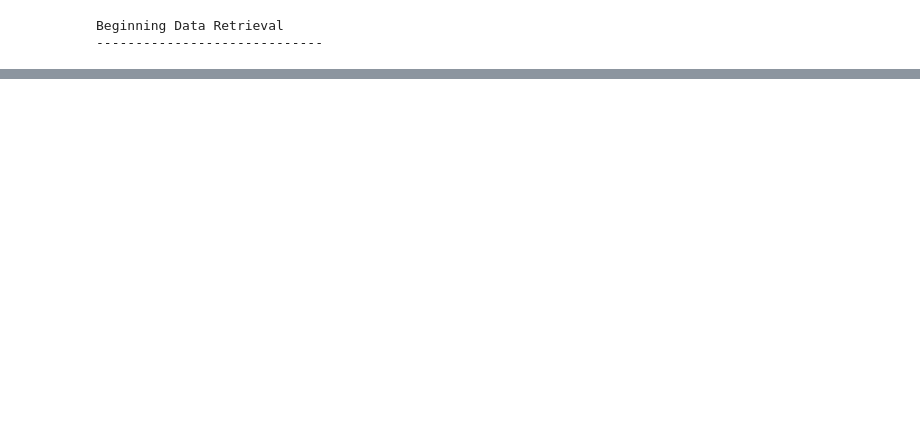
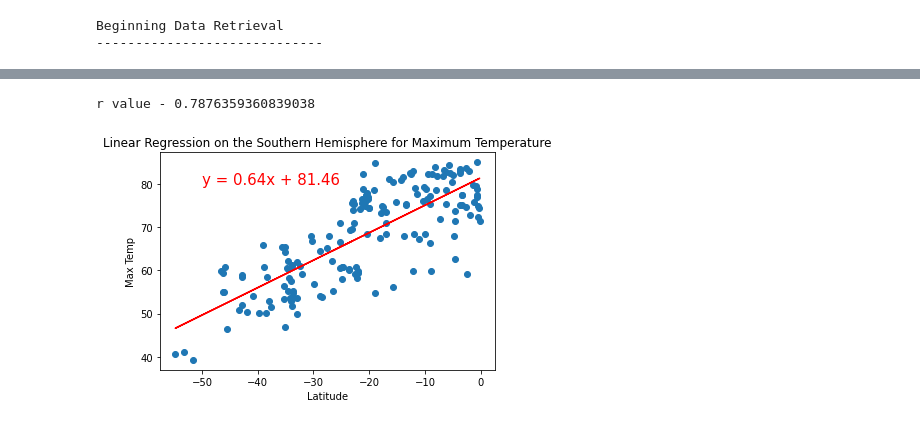
Before and after one commit to sanilveeravu/World_Weather_Analysis, a Jupyter notebook: WeatherPy.ipynb, the cells around one changed output, grey strips where cells are left out. Cells and saved outputs as stored; diff of their text form; code cells hidden in the pictures; blank space fills up the shorter version.

```diff
--- a/WeatherPy.ipynb
+++ b/WeatherPy.ipynb
@@ -484,0 +400,11 @@ r value - -0.22207715241687706
+# %%
+# Linear regression on the Southern Hemisphere
+x_values = southern_hemi_df["Lat"]
+y_values = southern_hemi_df["Max Temp"]
+# Call the function.
+plot_linear_regression(x_values, y_values,
+             "Linear Regression on the Southern Hemisphere for Maximum Temperature",
+                       'Max Temp',(-50,80))
+# %% [output]
+r value - 0.7876359360839038
+[figure, added]
```
Also changed, not shown: parts of 32 cells of this notebook, 7 other files.
